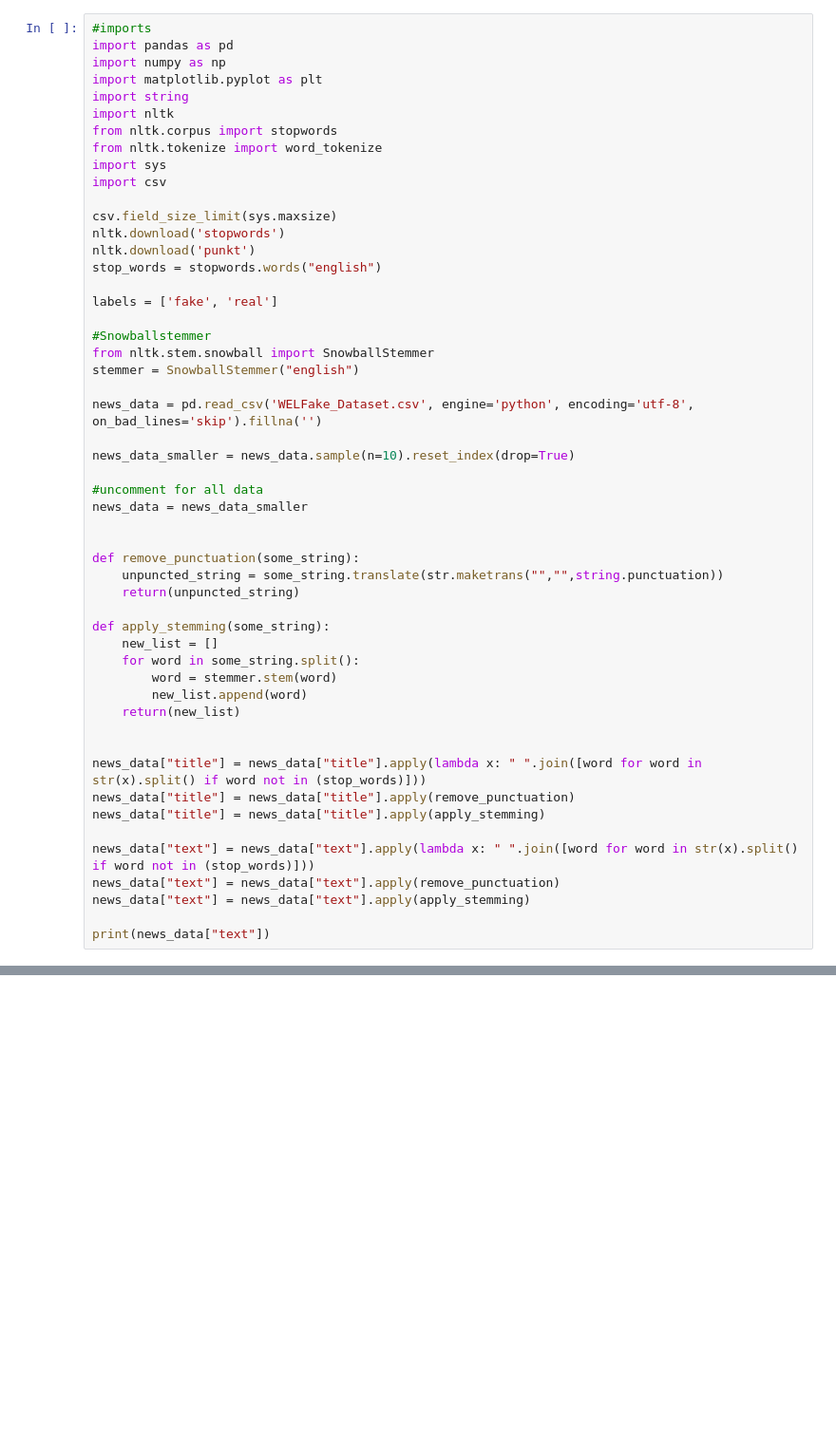
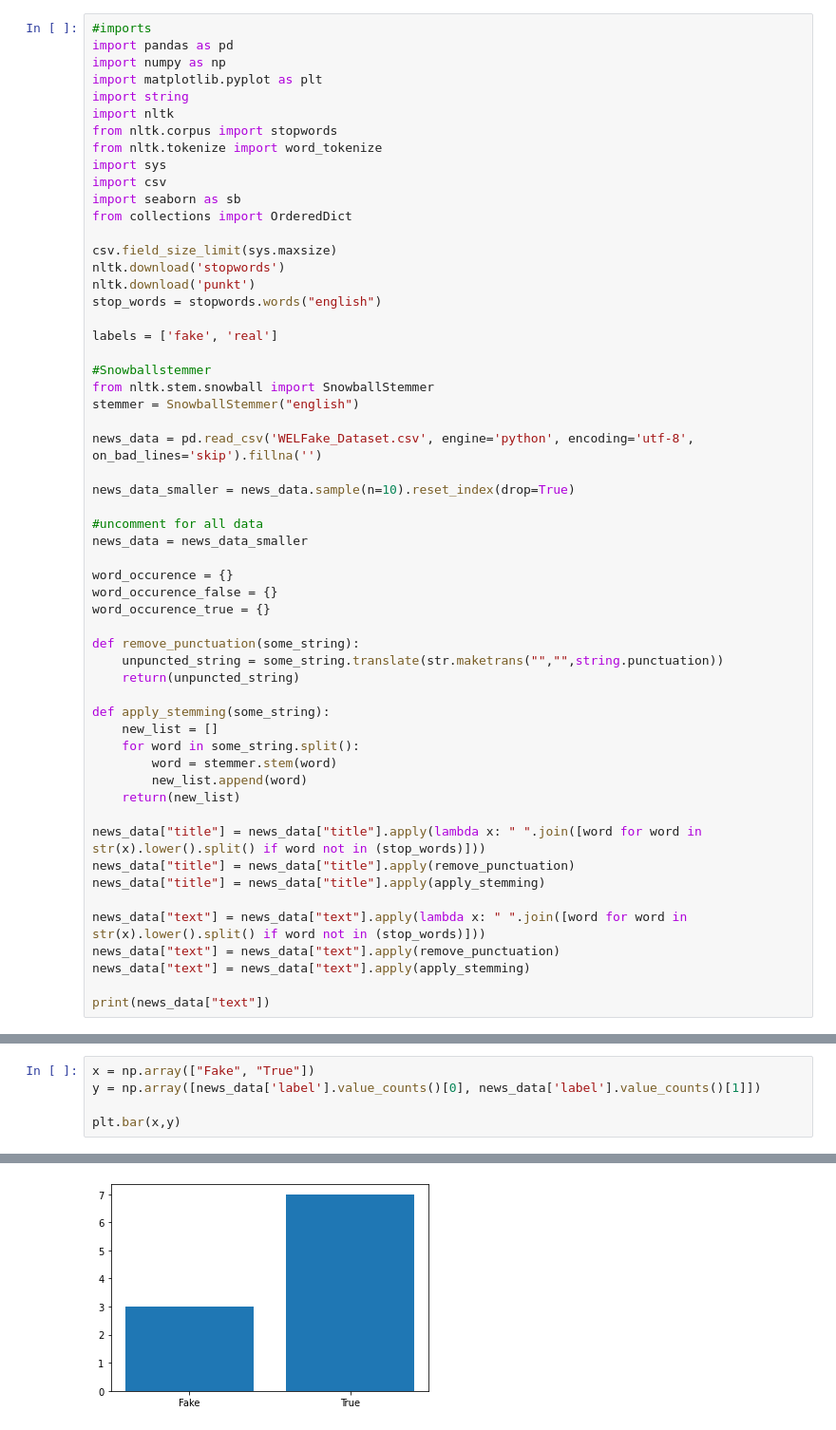
Before and after one commit to mariomauberger/fakeNewsClassification, a Jupyter notebook: fakeNewsClassification.ipynb, the cells around one changed output, grey strips where cells are left out. Shown: that part at 95% size. Saved outputs shown, nothing was run; the diff lists cells and outputs as text; blank space fills up the shorter version.

Commit message:
Add plot for fake/true news occurences and plot for most words

```diff
--- a/fakeNewsClassification.ipynb
+++ b/fakeNewsClassification.ipynb
@@ -9,6 +9,8 @@ from nltk.corpus import stopwords
 from nltk.tokenize import word_tokenize
 import sys
 import csv
+import seaborn as sb
+from collections import OrderedDict
 
 csv.field_size_limit(sys.maxsize)
 nltk.download('stopwords')
@@ -28,6 +30,9 @@ news_data_smaller = news_data.sample(n=10).reset_index(drop=True)
 #uncomment for all data
 news_data = news_data_smaller
 
+word_occurence = {}
+word_occurence_false = {}
+word_occurence_true = {}
 
 def remove_punctuation(some_string):
     unpuncted_string = some_string.translate(str.maketrans("","",string.punctuation))
@@ -40,12 +45,11 @@ def apply_stemming(some_string):
         new_list.append(word)
     return(new_list)
 
-
-news_data["title"] = news_data["title"].apply(lambda x: " ".join([word for word in str(x).split() if word not in (stop_words)]))
+news_data["title"] = news_data["title"].apply(lambda x: " ".join([word for word in str(x).lower().split() if word not in (stop_words)]))
 news_data["title"] = news_data["title"].apply(remove_punctuation)
 news_data["title"] = news_data["title"].apply(apply_stemming)
 
-news_data["text"] = news_data["text"].apply(lambda x: " ".join([word for word in str(x).split() if word not in (stop_words)]))
+news_data["text"] = news_data["text"].apply(lambda x: " ".join([word for word in str(x).lower().split() if word not in (stop_words)]))
 news_data["text"] = news_data["text"].apply(remove_punctuation)
 news_data["text"] = news_data["text"].apply(apply_stemming)
 
@@ -74,0 +149,6 @@ print(news_data["text"][0])
+# %%
+x = np.array(["Fake", "True"])
+y = np.array([news_data['label'].value_counts()[0], news_data['label'].value_counts()[1]])
+
+plt.bar(x,y)
+# %% [output]
@@ -74,0 +158 @@ print(news_data["text"][0])
+[figure, added]
```
Also changed, not shown: parts of 9 cells of this notebook.
